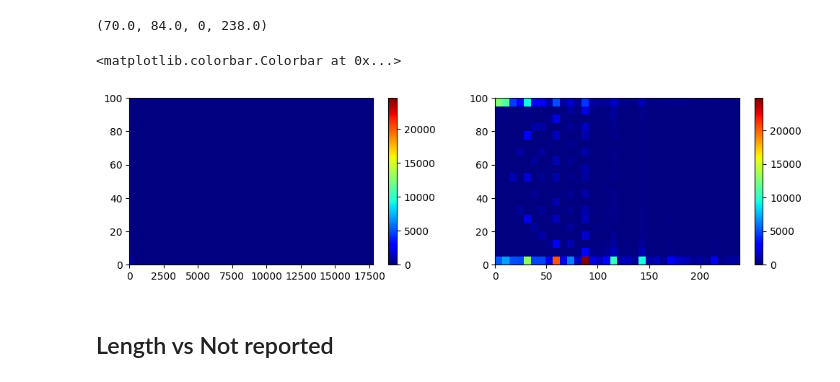
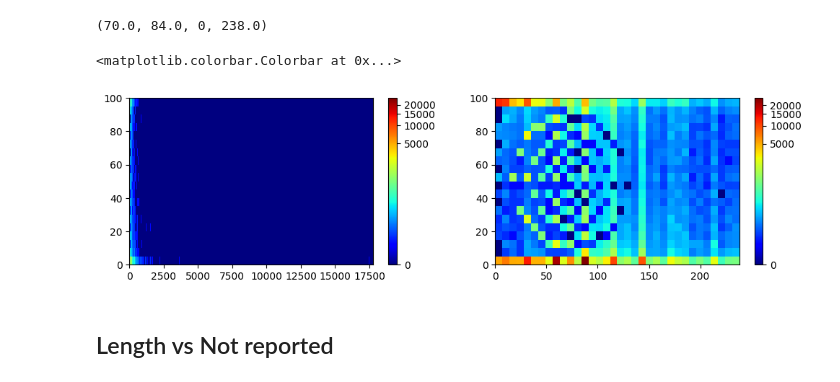
Before and after one commit to Hitkul/Put-Your-Money-Where-Your-Mouth-Is, a Jupyter notebook: analysis/Summary.ipynb, the cells around one changed output. Drawn from its saved outputs; the diff is of its cells as text; code cells hidden in the pictures.

```diff
--- a/analysis/Summary.ipynb
+++ b/analysis/Summary.ipynb
@@ -1076,19 +1073,19 @@ for k,v in commitment_index.items():
     if v['length_in_days']>=low_lim and v['length_in_days']<=up_lim:
         duration_outlier.append(v['length_in_days'])
         success_percentage_outlier.append(v['sucessful']*100/v['no_of_reports'])
-# %%
-plt.figure(figsize=(12, 3))
-
-plt.subplot(1, 2, 1)
-plt.hist2d(duration, success_percentage, bins=(2539, 20), cmap=plt.cm.jet)
-plt.colorbar()
-
-plt.subplot(1, 2, 2)
-plt.hist2d(duration_outlier, success_percentage_outlier, bins=(34, 20), cmap=plt.cm.jet)
-plt.colorbar()
-# %% [output]
-<matplotlib.colorbar.Colorbar at 0x...>
-[figure, removed]
+# %%
+plt.figure(figsize=(12, 3))
+
+plt.subplot(1, 2, 1)
+plt.hist2d(duration, success_percentage, bins=(int(max(duration)/7), 20),norm=colors.PowerNorm(gamma=0.2), cmap=plt.cm.jet)
+plt.colorbar()
+
+plt.subplot(1, 2, 2)
+plt.hist2d(duration_outlier, success_percentage_outlier, bins=(int(max(duration_outlier)/7), 20),norm=colors.PowerNorm(gamma=0.2), cmap=plt.cm.jet)
+plt.colorbar()
+# %% [output]
+<matplotlib.colorbar.Colorbar at 0x...>
+[figure, added]
 # %% [markdown]
 ## Length vs Not reported
 # %%
```
Also changed, not shown: parts of 22 cells of this notebook.
